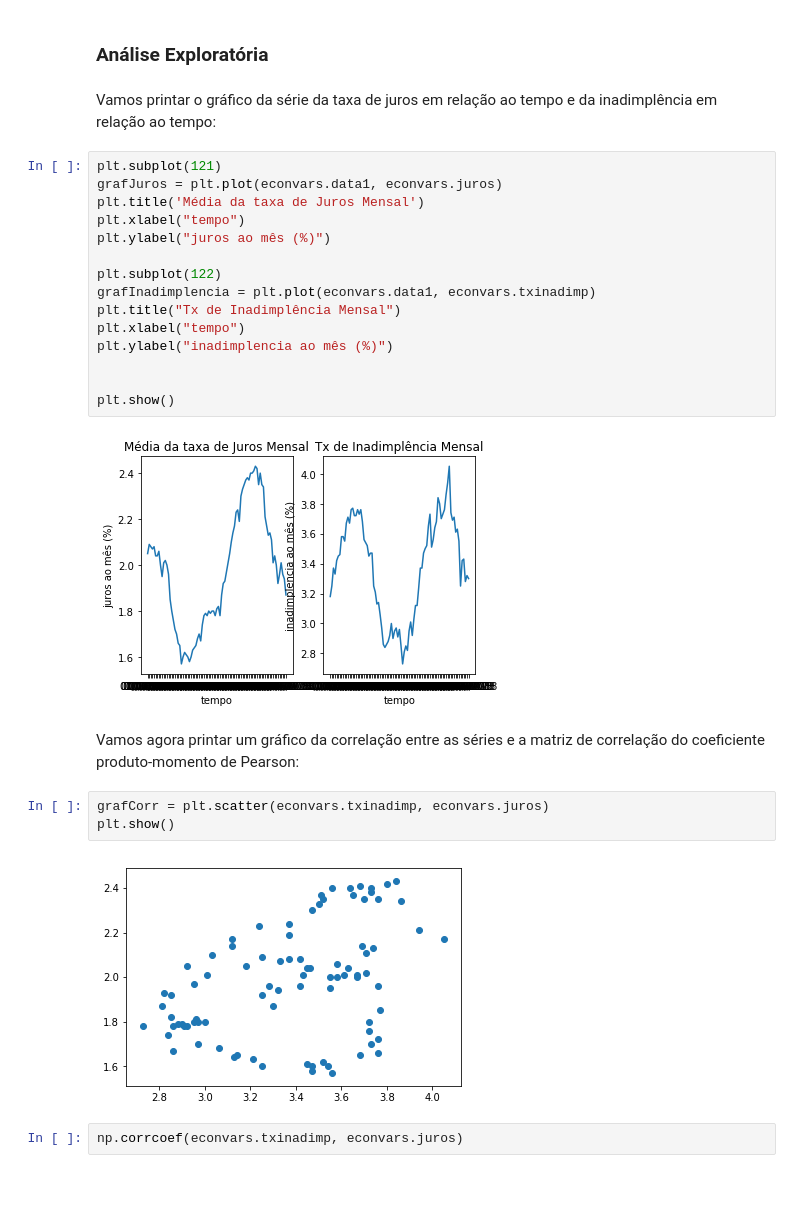
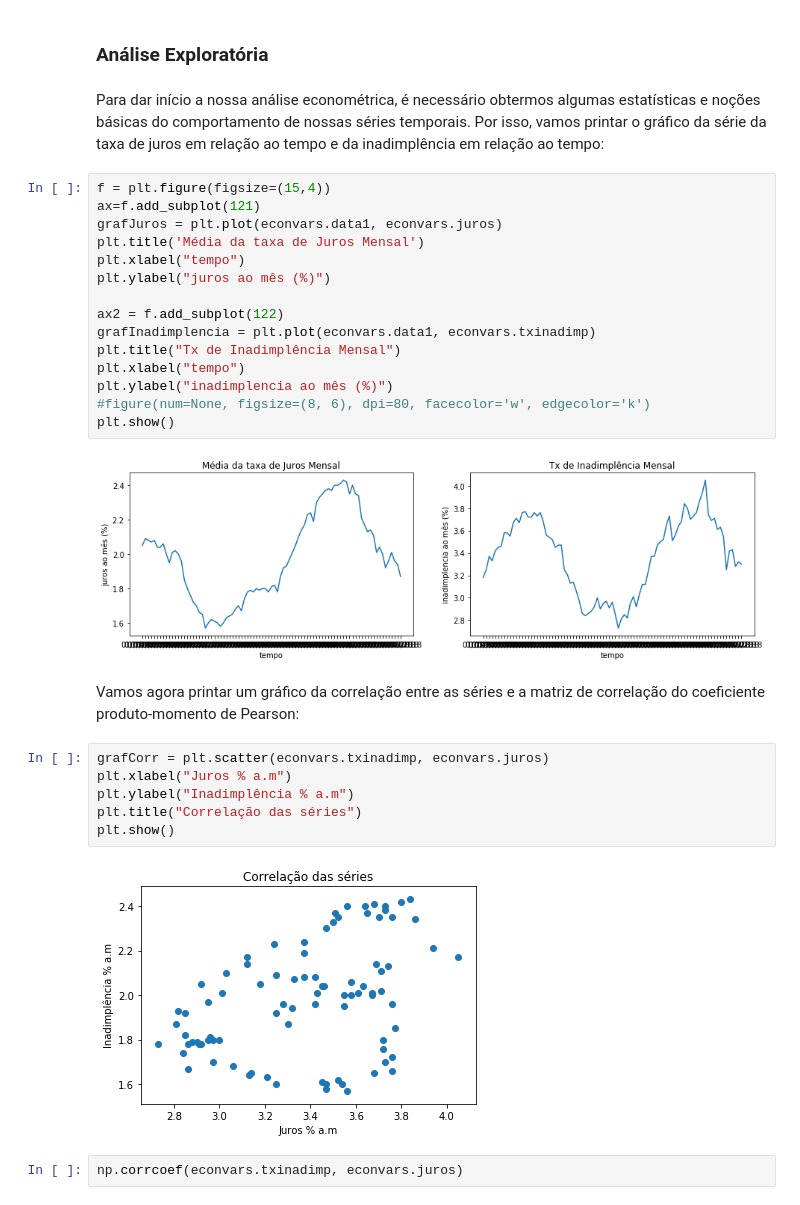
Before and after one commit to GustavoAlovisi/Econometrics2018, a Jupyter notebook: eco02018.ipynb, the cells around one changed output. Drawn from its saved outputs; the diff is of its cells as text.

```diff
--- a/eco02018.ipynb
+++ b/eco02018.ipynb
@@ -88,31 +89,34 @@ econvars.head()
 # %% [markdown]
 ###  Análise Exploratória
 # %% [markdown]
-Vamos printar o gráfico da série da taxa de juros em relação ao tempo e da inadimplência em relação ao tempo:
+Para dar início a nossa análise econométrica, é necessário obtermos algumas estatísticas e noções básicas do comportamento de nossas séries temporais. Por isso, vamos printar o gráfico da série da taxa de juros em relação ao tempo e da inadimplência em relação ao tempo:
 # %%
-plt.subplot(121)
+f = plt.figure(figsize=(15,4))
+ax=f.add_subplot(121)
 grafJuros = plt.plot(econvars.data1, econvars.juros)
 plt.title('Média da taxa de Juros Mensal')
 plt.xlabel("tempo")
 plt.ylabel("juros ao mês (%)")
 
-plt.subplot(122)
+ax2 = f.add_subplot(122)
 grafInadimplencia = plt.plot(econvars.data1, econvars.txinadimp)
 plt.title("Tx de Inadimplência Mensal")
 plt.xlabel("tempo")
 plt.ylabel("inadimplencia ao mês (%)")
-
-
+#figure(num=None, figsize=(8, 6), dpi=80, facecolor='w', edgecolor='k')
 plt.show()
 # %% [output]
-[figure, old version]
+[figure, new version]
 # %% [markdown]
 Vamos agora printar um gráfico da correlação entre as séries e a matriz de correlação do coeficiente produto-momento de Pearson:
 # %%
 grafCorr = plt.scatter(econvars.txinadimp, econvars.juros)
+plt.xlabel("Juros % a.m")
+plt.ylabel("Inadimplência % a.m")
+plt.title("Correlação das séries")
 plt.show()
 # %% [output]
-[figure, old version]
+[figure, new version]
 # %%
 np.corrcoef(econvars.txinadimp, econvars.juros)
 # %% [output]
```
Also changed, not shown: parts of 27 cells of this notebook, 2 other files.
